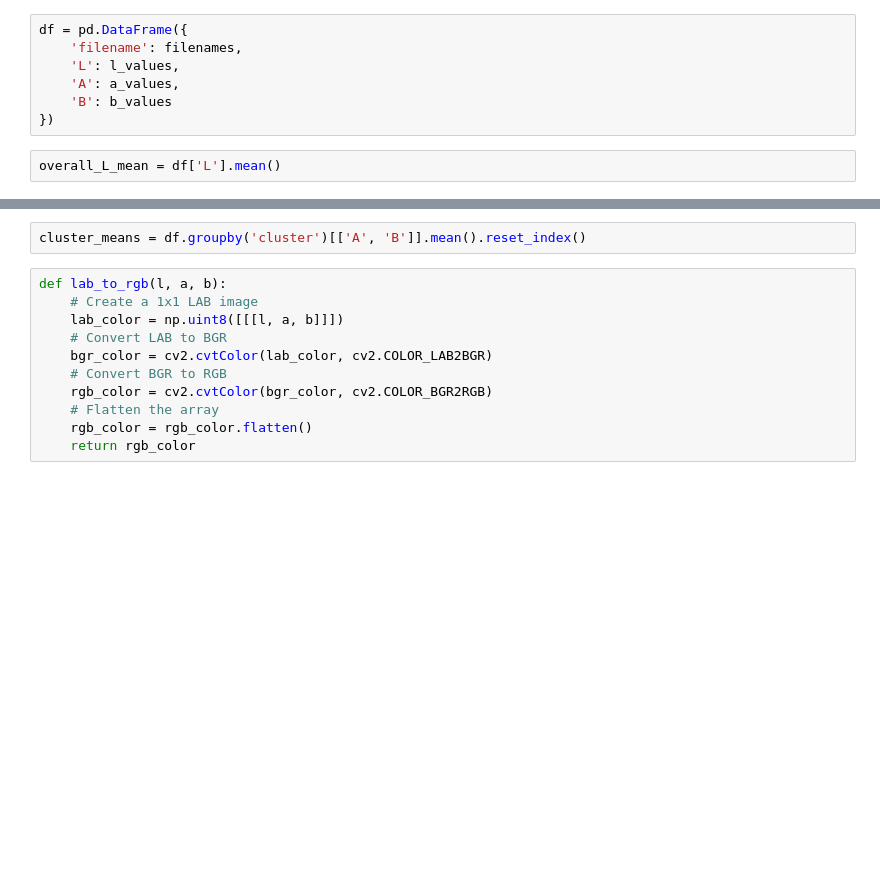
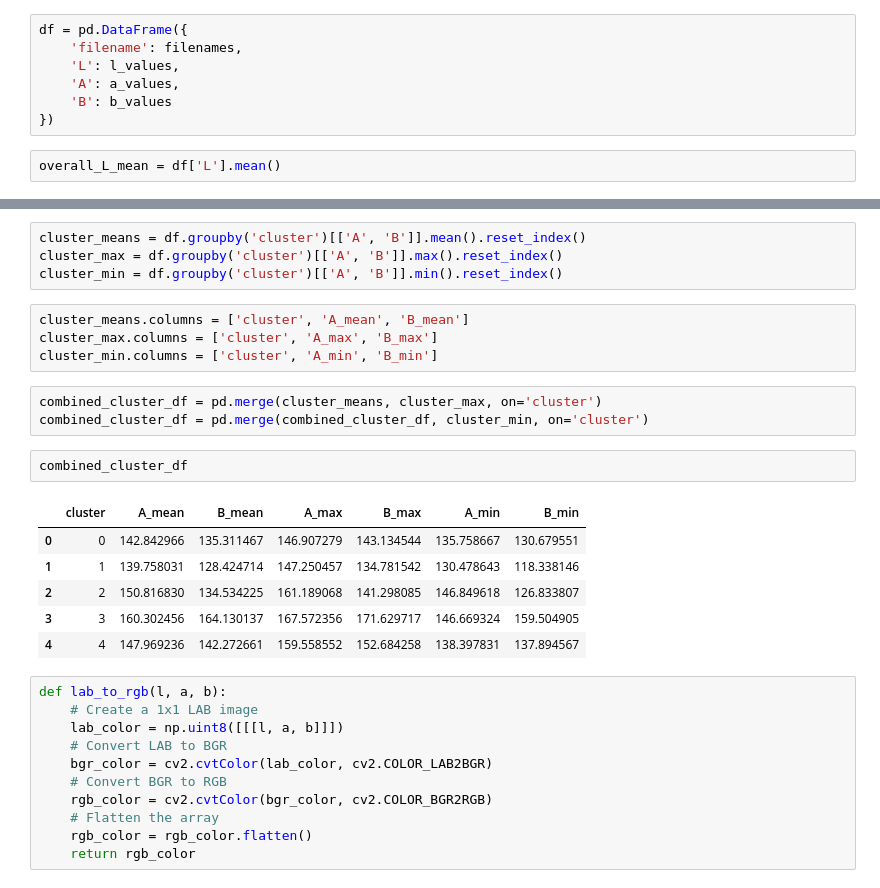
Before and after one commit to oyanchun/Synapxe-Tongue-Project, a Jupyter notebook: Model Development/2D Clustering (Local).ipynb, the cells around one changed output, grey strips where cells are left out. Cells and saved outputs as stored; diff of their text form; blank space fills up the shorter version.

```diff
--- a/Model Development/2D Clustering (Local).ipynb
+++ b/Model Development/2D Clustering (Local).ipynb
@@ -138,5 +151,23 @@ plt.show()
 # %%
 cluster_means = df.groupby('cluster')[['A', 'B']].mean().reset_index()
+cluster_max = df.groupby('cluster')[['A', 'B']].max().reset_index()
+cluster_min = df.groupby('cluster')[['A', 'B']].min().reset_index()
+# %%
+cluster_means.columns = ['cluster', 'A_mean', 'B_mean']
+cluster_max.columns = ['cluster', 'A_max', 'B_max']
+cluster_min.columns = ['cluster', 'A_min', 'B_min']
+# %%
+combined_cluster_df = pd.merge(cluster_means, cluster_max, on='cluster')
+combined_cluster_df = pd.merge(combined_cluster_df, cluster_min, on='cluster')
+# %%
+combined_cluster_df
+# %% [output]
+|  | cluster | A_mean | B_mean | A_max | B_max | A_min | B_min |
+| 0 | 0 | 142.842966 | 135.311467 | 146.907279 | 143.134544 | 135.758667 | 130.679551 |
+| 1 | 1 | 139.758031 | 128.424714 | 147.250457 | 134.781542 | 130.478643 | 118.338146 |
+| 2 | 2 | 150.816830 | 134.534225 | 161.189068 | 141.298085 | 146.849618 | 126.833807 |
+| 3 | 3 | 160.302456 | 164.130137 | 167.572356 | 171.629717 | 146.669324 | 159.504905 |
+| 4 | 4 | 147.969236 | 142.272661 | 159.558552 | 152.684258 | 138.397831 | 137.894567 |
 # %%
 def lab_to_rgb(l, a, b):
     # Create a 1x1 LAB image
```
Also changed, not shown: parts of 11 cells of this notebook, 6 other files.
